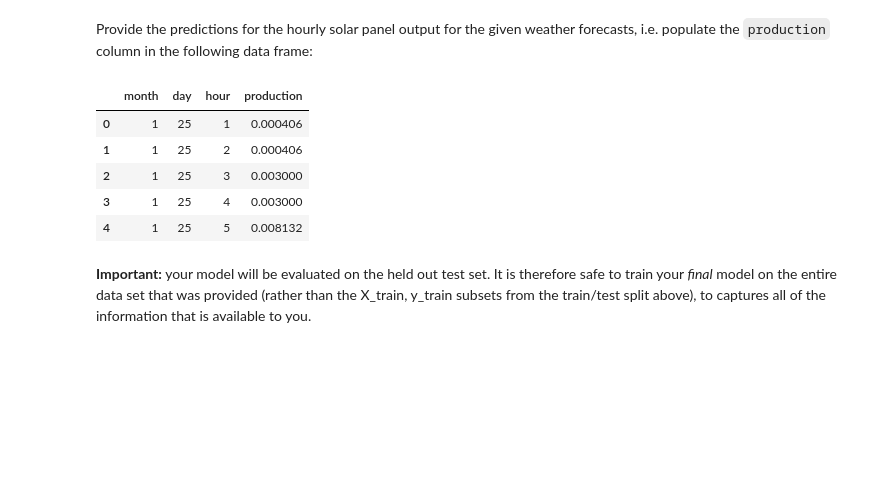
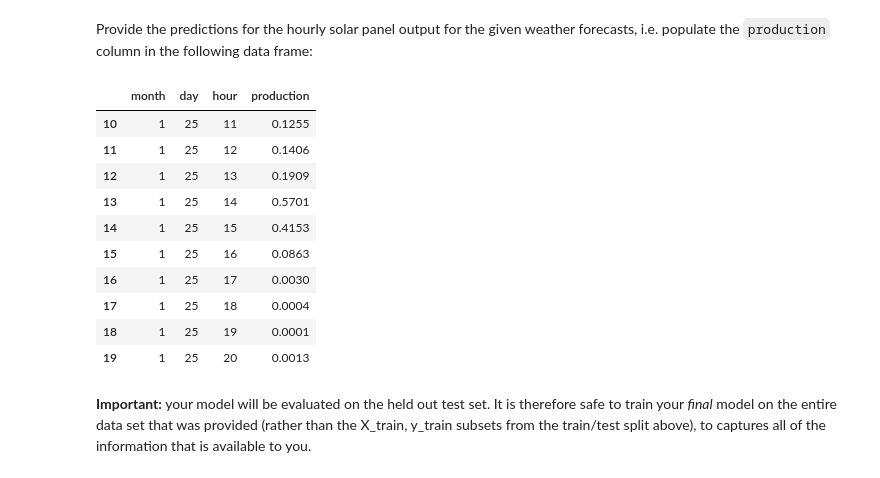
Before and after one commit to LeonVitanos/electricity-consumption-IoT-analysis, a Jupyter notebook: assignment.ipynb, the cells around one changed output. Drawn from its saved outputs; the diff is of its cells as text; code cells hidden in the pictures; blank space fills up the shorter version.

```diff
--- a/assignment.ipynb
+++ b/assignment.ipynb
@@ -798,31 +796,41 @@ weather_test.head()
 # %% [markdown]
 Provide the predictions for the hourly solar panel output for the given weather forecasts, i.e. populate the `production` column in the following data frame:
 # %%
+from sklearn.ensemble import RandomForestRegressor
+
 prediction = weather_test.copy()
 times = pd.to_datetime(prediction["time"])
 prediction['month'] = times.dt.month
 prediction['day'] = times.dt.dayofyear
 prediction['hour'] = times.dt.hour
 prediction = prediction.drop(prediction[prediction['hour'] == 0].index)
 
 #start prediction
 grouped = prediction.groupby([prediction['month'], prediction['day'], prediction['hour']], as_index=False).agg({"clouds": np.mean, "air pressure": np.mean, "visibility": np.min, "temperature": np.max, "wind speed": np.mean})
 grouped.reset_index
-inp = grouped[["clouds", "temperature", "wind speed", "hour", "month", "air pressure", "visibility"]].values
-predicted_production = decision_tree.predict(inp)
+inp = grouped[["clouds", "temperature", "wind speed", "hour", "day", "month", "air pressure", "visibility"]].values
+rf = RandomForestRegressor(n_estimators=1000)
+X = improved_data[["clouds", "temperature", "wind speed", "hour", "day", "month", "air pressure", "visibility"]].values
+rf.fit(X, y)
+predicted_production = rf.predict(inp)
 #end prediction
 
 prediction = prediction[['month', 'day', 'hour']]
 prediction = prediction.drop_duplicates().reset_index(drop=True)
 prediction['production'] = predicted_production
-prediction.head()
+prediction[10:20]
 # %% [output]
 |  | month | day | hour | production |
-| 0 | 1 | 25 | 1 | 0.000406 |
-| 1 | 1 | 25 | 2 | 0.000406 |
-| 2 | 1 | 25 | 3 | 0.003000 |
-| 3 | 1 | 25 | 4 | 0.003000 |
-| 4 | 1 | 25 | 5 | 0.008132 |
+| 10 | 1 | 25 | 11 | 0.1255 |
+| 11 | 1 | 25 | 12 | 0.1406 |
+| 12 | 1 | 25 | 13 | 0.1909 |
+| 13 | 1 | 25 | 14 | 0.5701 |
+| 14 | 1 | 25 | 15 | 0.4153 |
+| 15 | 1 | 25 | 16 | 0.0863 |
+| 16 | 1 | 25 | 17 | 0.0030 |
+| 17 | 1 | 25 | 18 | 0.0004 |
+| 18 | 1 | 25 | 19 | 0.0001 |
+| 19 | 1 | 25 | 20 | 0.0013 |
 # %% [markdown]
 **Important:** your model will be evaluated on the held out test set. It is therefore safe to train your *final* model on the entire data set that was provided (rather than the X_train, y_train subsets from the train/test split above), to captures all of the information that is available to you.
 # %% [markdown]
```
Also changed, not shown: parts of 8 cells of this notebook, 1 other file.
